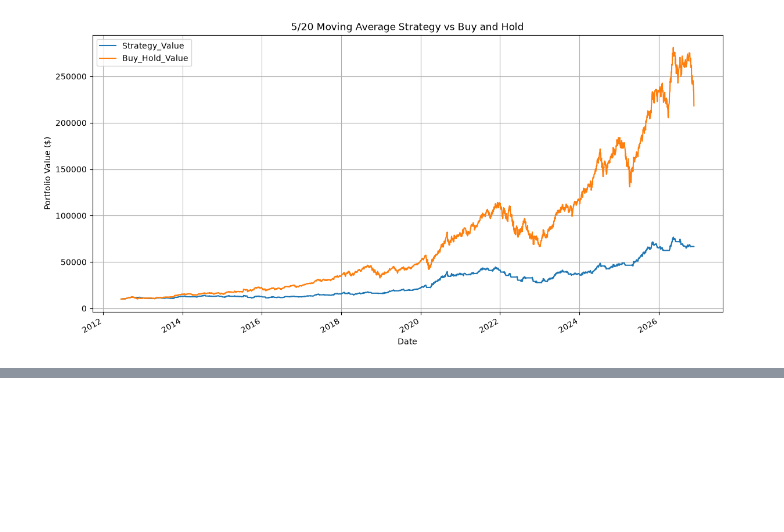
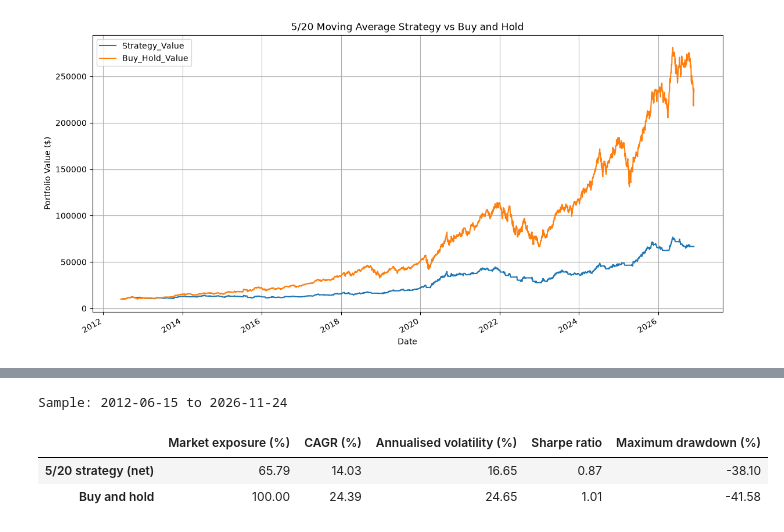
Before and after one commit to simbashakib/Learning-Strategies, a Jupyter notebook: moving average crossover.ipynb, the cells around one changed output, grey strips where cells are left out. Saved outputs shown, nothing was run; the diff lists cells and outputs as text; code cells hidden in the pictures; blank space fills up the shorter version.

```diff
--- a/moving average crossover.ipynb
+++ b/moving average crossover.ipynb
@@ -185,0 +222,33 @@ Number of Trades: 214
+# %%
+strategy_label = '5/20 strategy (net)'
+benchmark_label = 'Buy and hold'
+
+daily_returns = pd.DataFrame({
+    strategy_label: net_growth_at_close - 1,
+    benchmark_label: tech_etf['Daily_Return'],
+}).iloc[1:]
+equity = pd.DataFrame({
+    strategy_label: strategy_value_at_close,
+    benchmark_label: tech_etf['Buy_Hold_Value'],
+})
+
+is_invested = tech_etf.loc[daily_returns.index, 'Position'].eq(1)
+drawdowns = equity / equity.cummax() - 1
+elapsed_years = (equity.index[-1] - equity.index[0]).days / 365.25
+annual_volatility = daily_returns.std() * np.sqrt(252)
+
+risk_metrics = pd.DataFrame({
+    'Market exposure (%)': [100 * is_invested.mean(), 100.0],
+    'CAGR (%)': 100 * ((equity.iloc[-1] / equity.iloc[0]) ** (1 / elapsed_years) - 1),
+    'Annualised volatility (%)': 100 * annual_volatility,
+    'Sharpe ratio': 252 * daily_returns.mean() / annual_volatility,
+    'Maximum drawdown (%)': 100 * drawdowns.min(),
+}, index=equity.columns)
+
+print(f"Sample: {equity.index[0]:%Y-%m-%d} to {equity.index[-1]:%Y-%m-%d}")
+risk_metrics.round(2)
+# %% [output]
+Sample: 2012-06-15 to 2026-11-24
+|  | Market exposure (%) | CAGR (%) | Annualised volatility (%) | Sharpe ratio | Maximum drawdown (%) |
+| 5/20 strategy (net) | 65.79 | 14.03 | 16.65 | 0.87 | -38.10 |
+| Buy and hold | 100.00 | 24.39 | 24.65 | 1.01 | -41.58 |
```
Also changed, not shown: parts of 15 cells of this notebook.
